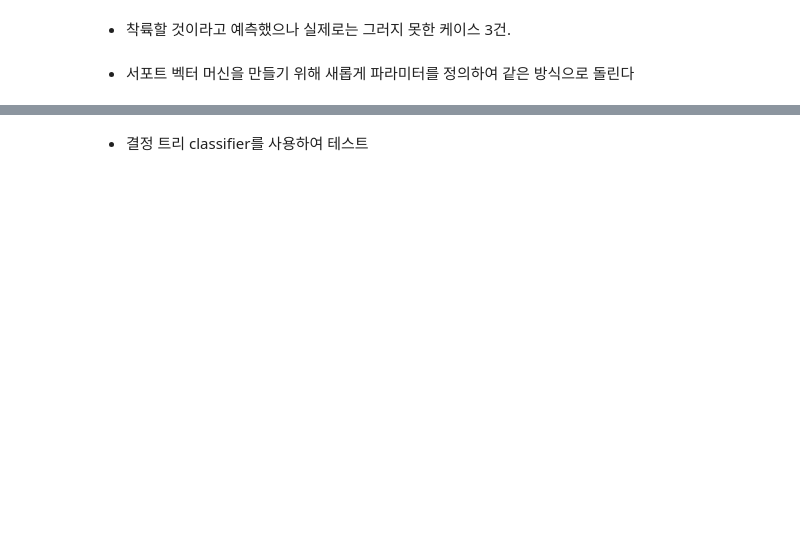
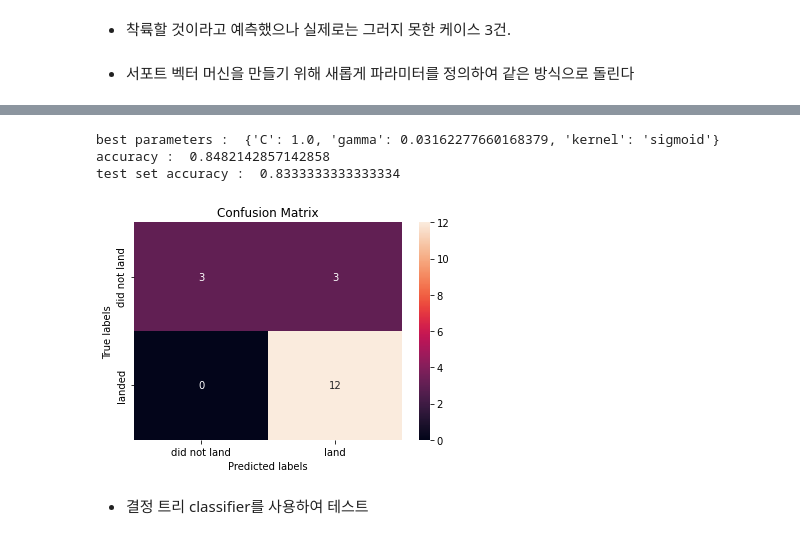
Before and after one commit to yoontaek0928/SpaceX_Falcon9_First_Stage_Landing_Prediction, a Jupyter notebook: spacex-falcon-9-firsts-stage-landing-prediction.ipynb, the cells around one changed output, grey strips where cells are left out. Saved outputs shown, nothing was run; the diff lists cells and outputs as text; code cells hidden in the pictures; blank space fills up the shorter version.

```diff
--- a/spacex-falcon-9-firsts-stage-landing-prediction.ipynb
+++ b/spacex-falcon-9-firsts-stage-landing-prediction.ipynb
@@ -233,10 +404,16 @@ svm_cv.fit(X_train, Y_train)
 # %%
-print("best parameters : ",logreg_cv.best_params_)
-print("accuracy : ",logreg_cv.best_score_)
-print("test set accuracy : ",logreg_cv.score(X_test, Y_test))
+print("best parameters : ",svm_cv.best_params_)
+print("accuracy : ",svm_cv.best_score_)
+print("test set accuracy : ",svm_cv.score(X_test, Y_test))
+# %% [output]
+best parameters :  {'C': 1.0, 'gamma': 0.03162277660168379, 'kernel': 'sigmoid'}
+accuracy :  0.8482142857142858
+test set accuracy :  0.8333333333333334
 # %%
-yhat = logreg_cv.predict(X_test)
+yhat = svm_cv.predict(X_test)
 plot_confusion_matrix(Y_test,yhat)
+# %% [output]
+[figure, added]
 # %% [markdown]
 - 결정 트리 classifier를 사용하여 테스트
 # %%
```
Also changed, not shown: parts of 34 cells of this notebook.
